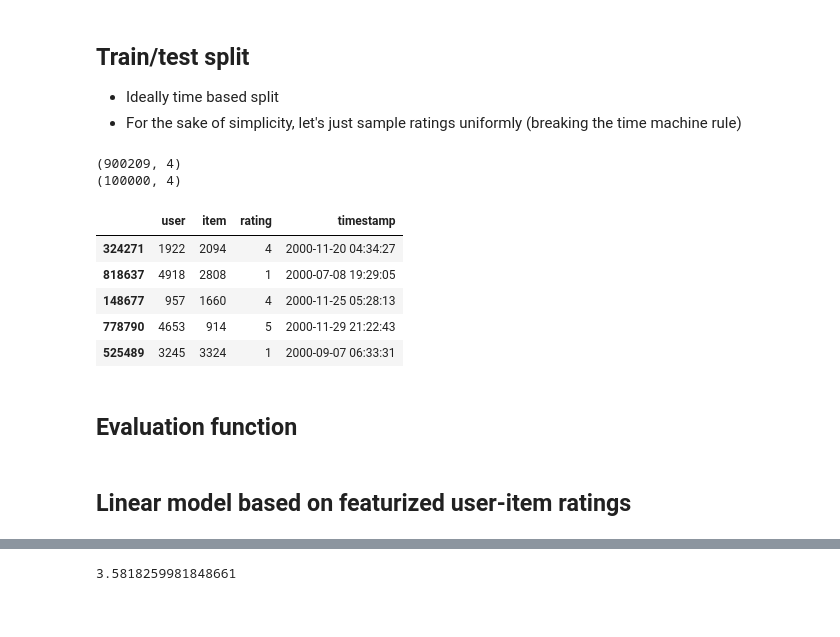
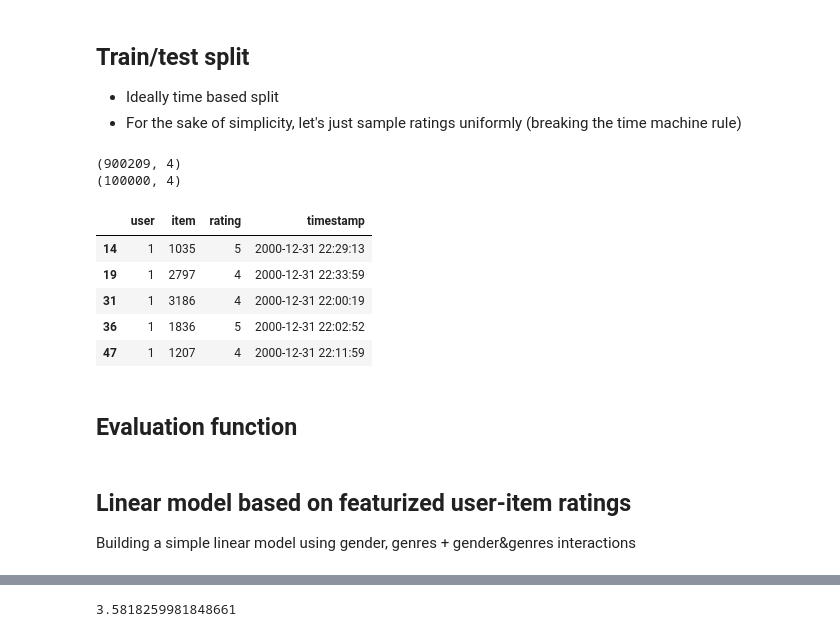
Before and after one commit to pilipolio/schibsted-study, a Jupyter notebook: notebooks/201610_ml1m_features.ipynb, the cells around one changed output, grey strips where cells are left out. Drawn from its saved outputs; the diff is of its cells as text; code cells hidden in the pictures.

```diff
--- a/notebooks/201610_ml1m_features.ipynb
+++ b/notebooks/201610_ml1m_features.ipynb
@@ -136,25 +182,27 @@ augmented_ratings.head(10)
  * Ideally time based split
  * For the sake of simplicity, let's just sample ratings uniformly (breaking the time machine rule)
 # %%
-test = ratings.sample(n=100000, random_state=0)
-train_ratings_mask = ~ratings.index.isin(test.index)
+test = ratings.sample(n=100000, random_state=0).sort_index()
+test_sample_ids = test.index.values
+train_ratings_mask = ~ratings.index.isin(test_sample_ids)
 train = ratings.loc[train_ratings_mask]
+train_sample_ids = train.index.values
 
 test_user_items = test[['user', 'item']]
 
 print(train.shape)
 print(test.shape)
 
 test.head()
 # %% [output]
 (900209, 4)
 (100000, 4)
 |  | user | item | rating | timestamp |
-| 324271 | 1922 | 2094 | 4 | 2000-11-20 04:34:27 |
-| 818637 | 4918 | 2808 | 1 | 2000-07-08 19:29:05 |
-| 148677 | 957 | 1660 | 4 | 2000-11-25 05:28:13 |
-| 778790 | 4653 | 914 | 5 | 2000-11-29 21:22:43 |
-| 525489 | 3245 | 3324 | 1 | 2000-09-07 06:33:31 |
+| 14 | 1 | 1035 | 5 | 2000-12-31 22:29:13 |
+| 19 | 1 | 2797 | 4 | 2000-12-31 22:33:59 |
+| 31 | 1 | 3186 | 4 | 2000-12-31 22:00:19 |
+| 36 | 1 | 1836 | 5 | 2000-12-31 22:02:52 |
+| 47 | 1 | 1207 | 4 | 2000-12-31 22:11:59 |
 # %% [markdown]
 ## Evaluation function
 # %%
@@ -171,3 +219,5 @@ def rmse(predicted_ratings, ground_truth_ratings=test):
     return np.sqrt(np.average(squared_errors))
 # %% [markdown]
 ## Linear model based on featurized user-item ratings
+
+Building a simple linear model using gender, genres + gender&genres interactions
```
Also changed, not shown: parts of 24 cells of this notebook.
